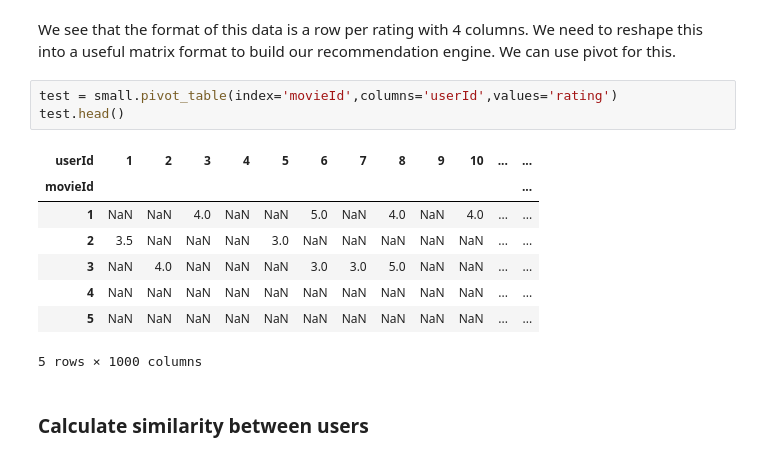
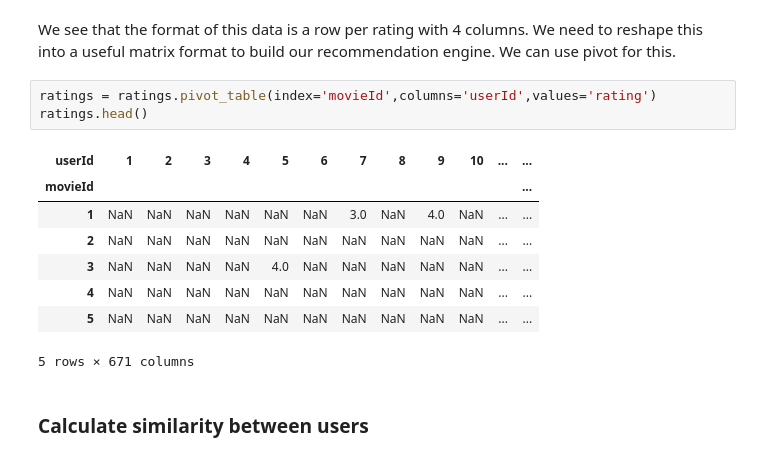
Before and after one commit to ahriley/movie-matchmaker, a Jupyter notebook: 1_pearson.ipynb, the cells around one changed output. Drawn from its saved outputs; the diff is of its cells as text.

```diff
--- a/1_pearson.ipynb
+++ b/1_pearson.ipynb
@@ -44,17 +29,17 @@ small.head()
 # %% [markdown]
 We see that the format of this data is a row per rating with 4 columns. We need to reshape this into a useful matrix format to build our recommendation engine. We can use pivot for this.
 # %%
-test = small.pivot_table(index='movieId',columns='userId',values='rating')
-test.head()
+ratings = ratings.pivot_table(index='movieId',columns='userId',values='rating')
+ratings.head()
 # %% [output]
 | userId | 1 | 2 | 3 | 4 | 5 | 6 | 7 | 8 | 9 | 10 | ... | ... |
 | movieId |  |  |  |  |  |  |  |  |  |  |  | ... |
-| 1 | NaN | NaN | 4.0 | NaN | NaN | 5.0 | NaN | 4.0 | NaN | 4.0 | ... | ... |
-| 2 | 3.5 | NaN | NaN | NaN | 3.0 | NaN | NaN | NaN | NaN | NaN | ... | ... |
-| 3 | NaN | 4.0 | NaN | NaN | NaN | 3.0 | 3.0 | 5.0 | NaN | NaN | ... | ... |
+| 1 | NaN | NaN | NaN | NaN | NaN | NaN | 3.0 | NaN | 4.0 | NaN | ... | ... |
+| 2 | NaN | NaN | NaN | NaN | NaN | NaN | NaN | NaN | NaN | NaN | ... | ... |
+| 3 | NaN | NaN | NaN | NaN | 4.0 | NaN | NaN | NaN | NaN | NaN | ... | ... |
 | 4 | NaN | NaN | NaN | NaN | NaN | NaN | NaN | NaN | NaN | NaN | ... | ... |
 | 5 | NaN | NaN | NaN | NaN | NaN | NaN | NaN | NaN | NaN | NaN | ... | ... |
-5 rows × 1000 columns
+5 rows × 671 columns
 # %% [markdown]
 ### Calculate similarity between users
 # %% [markdown]
```
Also changed, not shown: parts of 37 cells of this notebook, 2 other files.
